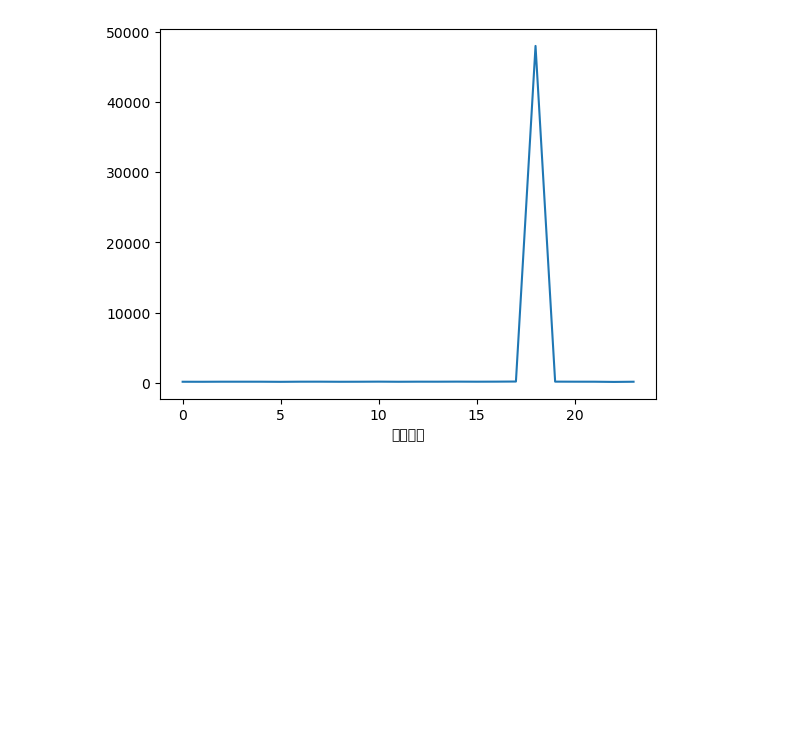
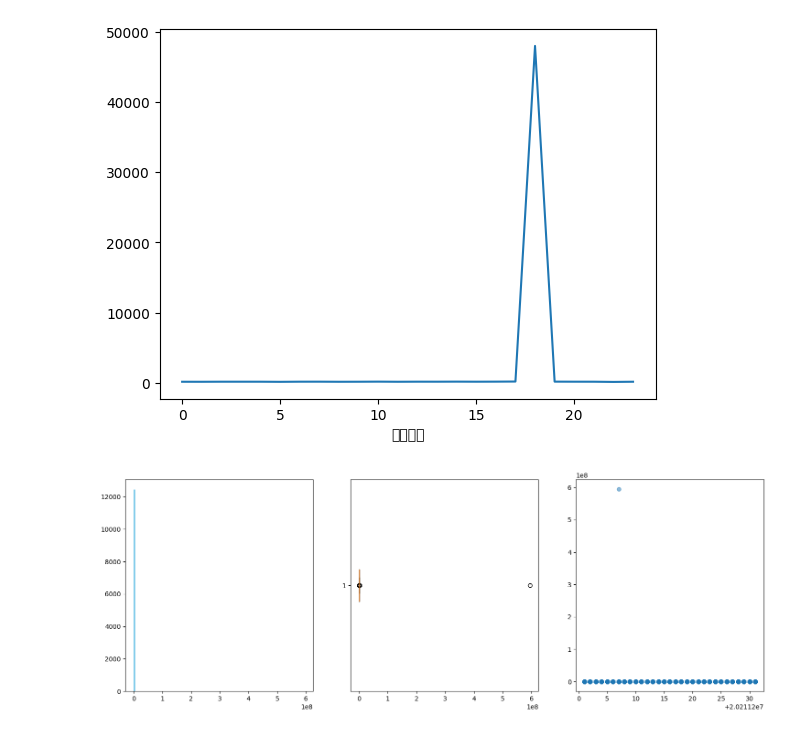
Before and after one commit to zeenoo11/Project_LivingLab, a Jupyter notebook: Projects/factory.ipynb, the cells around one changed output. Cells and saved outputs as stored; diff of their text form; code cells hidden in the pictures; blank space fills up the shorter version.

```diff
--- a/Projects/factory.ipynb
+++ b/Projects/factory.ipynb
@@ -73,3 +59,21 @@ plt.show()
 23      168.452497
 Name: 전체전력사용량, dtype: float64
 [figure]
+# %%
+# 18시의 측정시간이 유난히 큰 이유?
+factoryDF[factoryDF['측정시각'] == 18]['전체전력사용량'].describe()
+# 평균 4만, 편차 500만, 75%도 0이고 max가 5억ㅋ
+
+fac_18 = factoryDF[factoryDF['측정시각'] == 18]
+
+# hist, boxplot
+plt.figure(figsize=(18, 6))
+plt.subplot(1, 3, 1)
+plt.hist(fac_18['전체전력사용량'], bins=100, color='skyblue')
+plt.subplot(1, 3, 2)
+plt.boxplot(fac_18['전체전력사용량'], vert=False)
+plt.subplot(1, 3, 3)
+plt.scatter(fac_18['측정일자'], fac_18['전체전력사용량'], alpha=0.5)
+plt.show()
+# %% [output]
+[figure, added]
```
Also changed, not shown: parts of 12 cells of this notebook, 3 other files.
